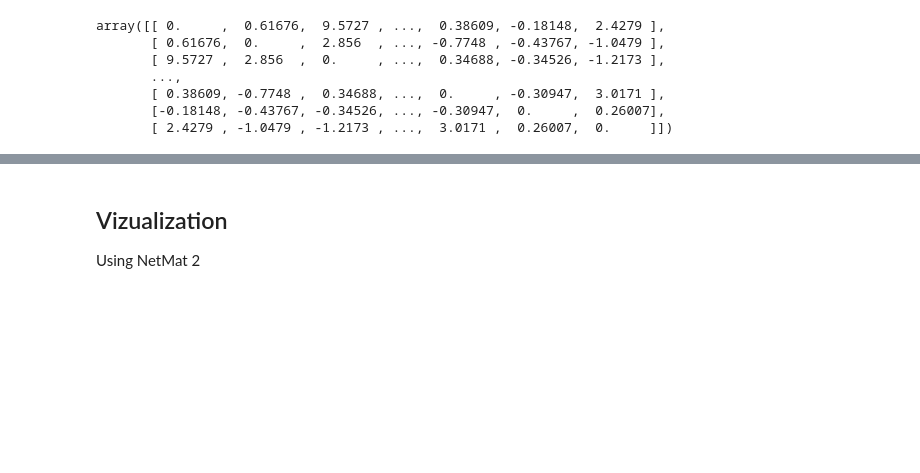
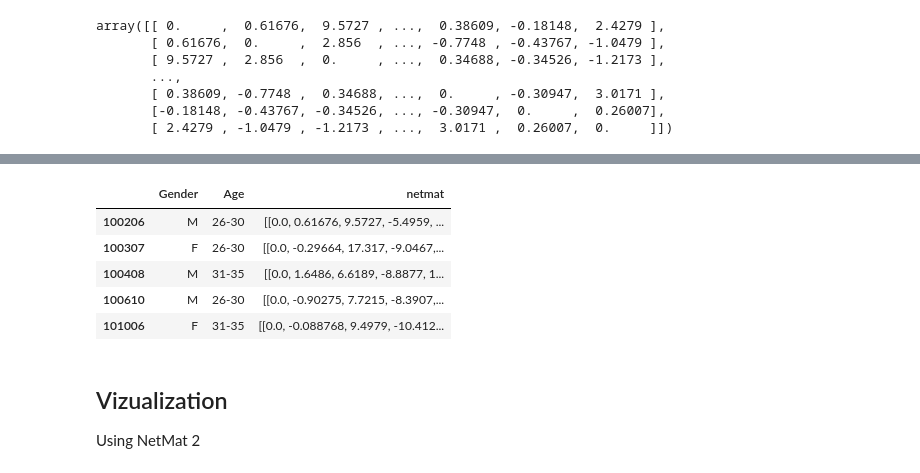
Before and after one commit to AndrewCheng02/DSC180B-Capstone-ProjectA09, a Jupyter notebook: HCP Data.ipynb, the cells around one changed output, grey strips where cells are left out. Cells and saved outputs as stored; diff of their text form; code cells hidden in the pictures; blank space fills up the shorter version.

```diff
--- a/HCP Data.ipynb
+++ b/HCP Data.ipynb
@@ -78,0 +98,3 @@ array([[ 0.     ,  0.61676,  9.5727 , ...,  0.38609, -0.18148,  2.4279 ],
+# %%
+subject_data = subject_data[['Gender', 'Age']]
+subject_data.head()
@@ -79,3 +137,15 @@ array([[ 0.     ,  0.61676,  9.5727 , ...,  0.38609, -0.18148,  2.4279 ],
+# %%
+# Now merge the two lists
+data = subject_data.join(net_mat_data, how = 'right')
+# %%
+data.head()
+# %% [output]
+|  | Gender | Age | netmat |
+| 100206 | M | 26-30 | [[0.0, 0.61676, 9.5727, -5.4959, ... |
+| 100307 | F | 26-30 | [[0.0, -0.29664, 17.317, -9.0467,... |
+| 100408 | M | 31-35 | [[0.0, 1.6486, 6.6189, -8.8877, 1... |
+| 100610 | M | 26-30 | [[0.0, -0.90275, 7.7215, -8.3907,... |
+| 101006 | F | 31-35 | [[0.0, -0.088768, 9.4979, -10.412... |
 # %% [markdown]
 ## Vizualization
 
```
Also changed, not shown: parts of 14 cells of this notebook, 5 other files.
